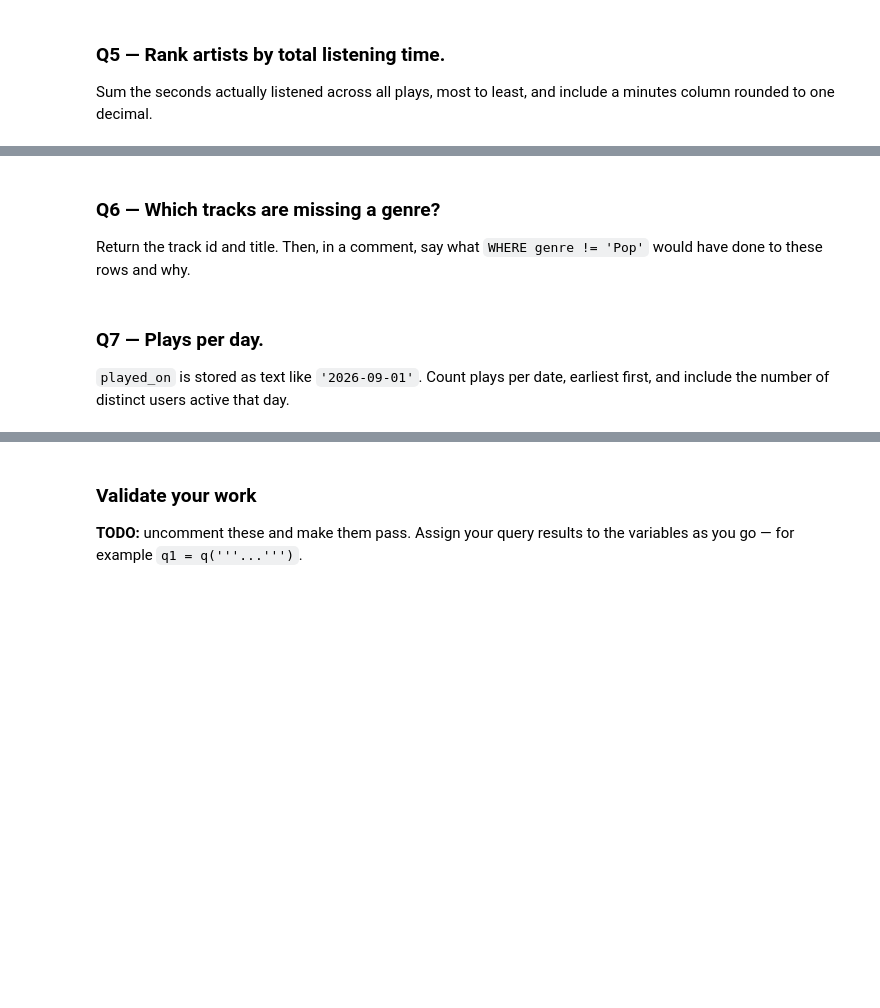
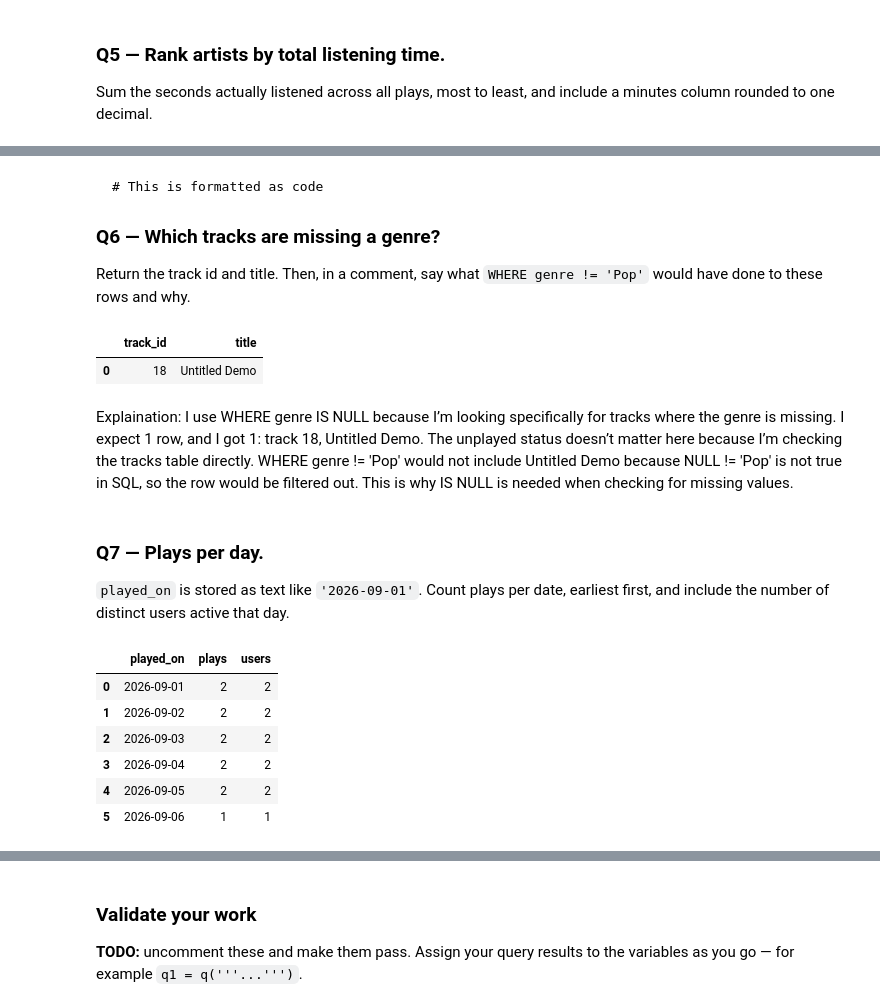
Before and after one commit to prabhnoor14/ds2002-fa26, a Jupyter notebook: notebooks/01-foundations/2026_09_11_—_SQL_Challenge_Set_—_Lab.ipynb, the cells around one changed output, grey strips where cells are left out. Drawn from its saved outputs; the diff is of its cells as text; code cells hidden in the pictures; blank space fills up the shorter version.

````diff
--- a/notebooks/01-foundations/2026_09_11_—_SQL_Challenge_Set_—_Lab.ipynb
+++ b/notebooks/01-foundations/2026_09_11_—_SQL_Challenge_Set_—_Lab.ipynb
@@ -83,4 +145,10 @@ q('''
 # %% [markdown]
+
+
+```
+# This is formatted as code
+```
+
 ### Q6 — Which tracks are missing a genre?
 
 Return the track id and title. Then, in a comment, say what `WHERE genre != 'Pop'` would have done to these rows and why.
@@ -91,3 +155,14 @@ q('''
+# %%
+q('''
+SELECT track_id, title
+FROM tracks
+WHERE genre IS NULL
+''')
+# %% [output]
+|  | track_id | title |
+| 0 | 18 | Untitled Demo |
+# %% [markdown]
+Explaination: I use WHERE genre IS NULL because I’m looking specifically for tracks where the genre is missing. I expect 1 row, and I got 1: track 18, Untitled Demo. The unplayed status doesn’t matter here because I’m checking the tracks table directly. WHERE genre != 'Pop' would not include Untitled Demo because NULL != 'Pop' is not true in SQL, so the row would be filtered out. This is why IS NULL is needed when checking for missing values.
 # %% [markdown]
 ### Q7 — Plays per day.
 
@@ -98,0 +170,15 @@ q('''
+# %%
+q('''
+SELECT played_on, count(play_id) AS plays, count(DISTINCT user) AS users
+FROM plays
+GROUP BY played_on
+ORDER BY played_on
+''')
+# %% [output]
+|  | played_on | plays | users |
+| 0 | 2026-09-01 | 2 | 2 |
+| 1 | 2026-09-02 | 2 | 2 |
+| 2 | 2026-09-03 | 2 | 2 |
+| 3 | 2026-09-04 | 2 | 2 |
+| 4 | 2026-09-05 | 2 | 2 |
+| 5 | 2026-09-06 | 1 | 1 |
````
Also changed, not shown: parts of 22 cells of this notebook.
